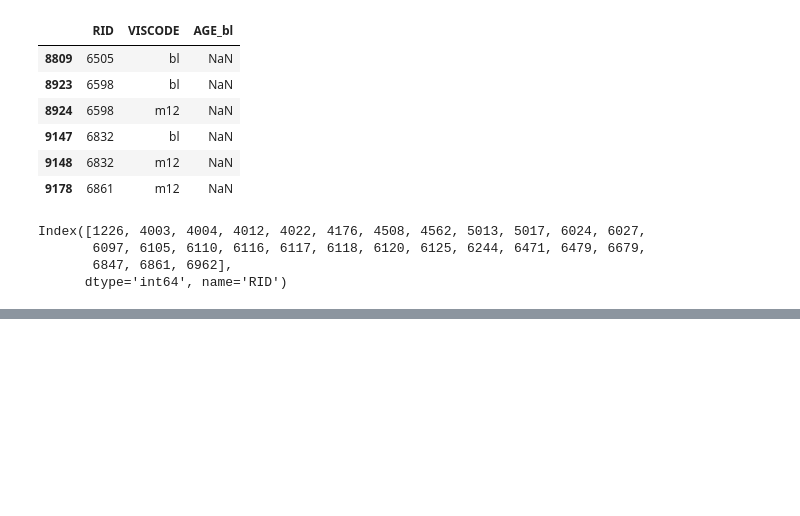
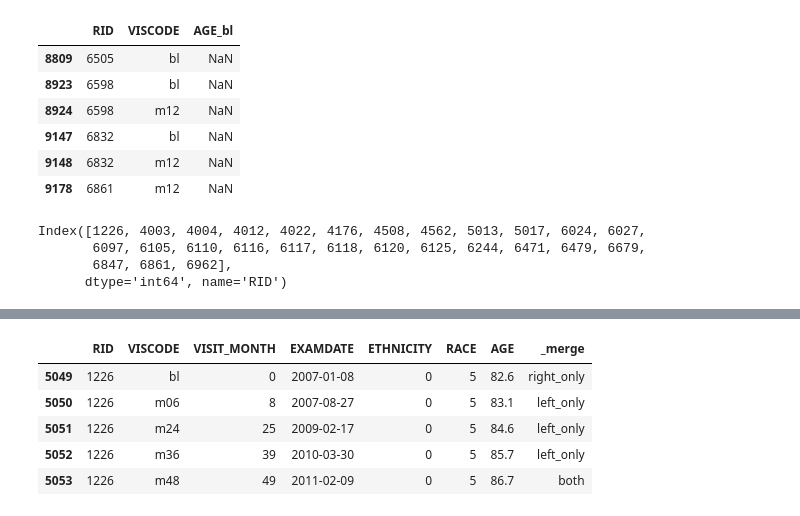
Before and after one commit to RossanaFacchin/DataCleaning, a Jupyter notebook: merge_pipeline.ipynb, the cells around one changed output, grey strips where cells are left out. Cells and saved outputs as stored; diff of their text form; code cells hidden in the pictures; blank space fills up the shorter version.

```diff
--- a/merge_pipeline.ipynb
+++ b/merge_pipeline.ipynb
@@ -432,3 +443,14 @@ Index([1226, 4003, 4004, 4012, 4022, 4176, 4508, 4562, 5013, 5017, 6024, 6027,
        6097, 6105, 6110, 6116, 6117, 6118, 6120, 6125, 6244, 6471, 6479, 6679,
        6847, 6861, 6962],
       dtype='int64', name='RID')
+# %%
+rid_da_correggere = [1226, 4003, 4004, 4012, 4022, 4176, 4508, 4562, 5013, 5017,
+                      6024, 6027, 6097, 6105, 6110, 6116, 6117, 6118, 6120, 6125,
+                      6244, 6471, 6479, 6679, 6847, 6861, 6962]
+
+mask = merged["RID"].isin(rid_da_correggere) & (merged["VISCODE"] == "sc")
+
+n_da_correggere = mask.sum()
+print(f"Righe da correggere (sc -> bl): {n_da_correggere}")
+
+merged.loc[mask, "VISCODE"] = "bl"
@@ -434,0 +483,10 @@ Index([1226, 4003, 4004, 4012, 4022, 4176, 4508, 4562, 5013, 5017, 6024, 6027,
+# %%
+display_cols = ['RID', 'VISCODE', 'VISIT_MONTH', 'EXAMDATE', 'ETHNICITY','RACE', 'AGE', '_merge']
+merged[merged["RID"] == 1226][display_cols].head(20)
+# %% [output]
+|  | RID | VISCODE | VISIT_MONTH | EXAMDATE | ETHNICITY | RACE | AGE | _merge |
+| 5049 | 1226 | bl | 0 | 2007-01-08 | 0 | 5 | 82.6 | right_only |
+| 5050 | 1226 | m06 | 8 | 2007-08-27 | 0 | 5 | 83.1 | left_only |
+| 5051 | 1226 | m24 | 25 | 2009-02-17 | 0 | 5 | 84.6 | left_only |
+| 5052 | 1226 | m36 | 39 | 2010-03-30 | 0 | 5 | 85.7 | left_only |
+| 5053 | 1226 | m48 | 49 | 2011-02-09 | 0 | 5 | 86.7 | both |
```
Also changed, not shown: parts of 6 cells of this notebook.
